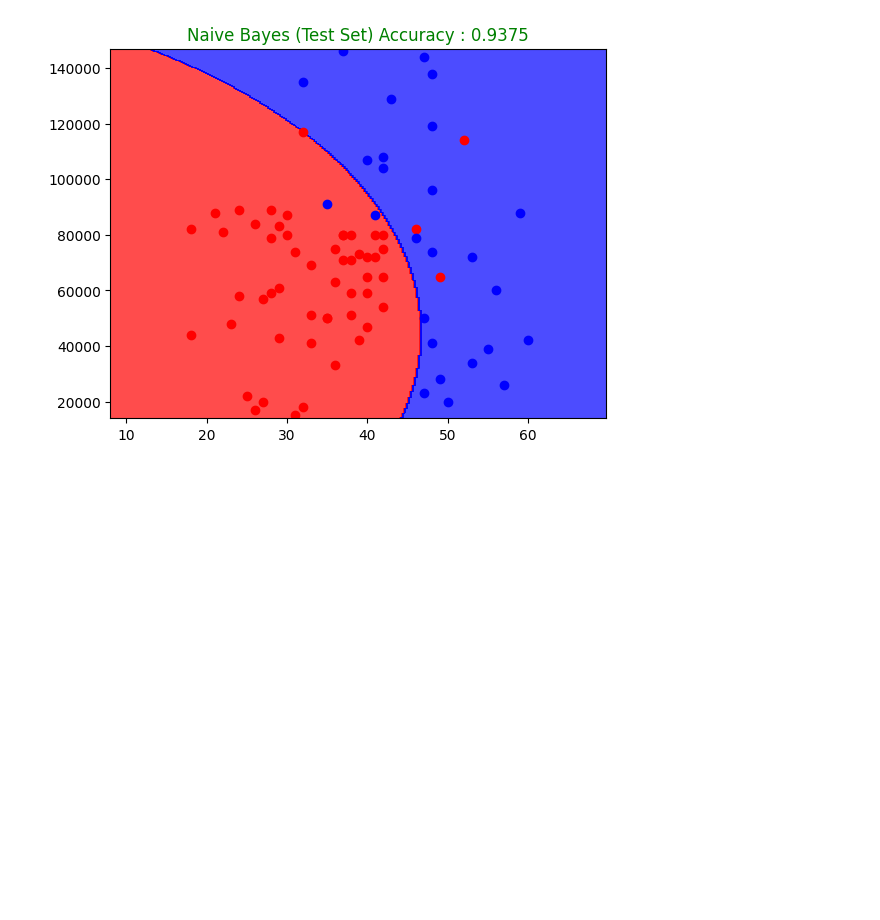
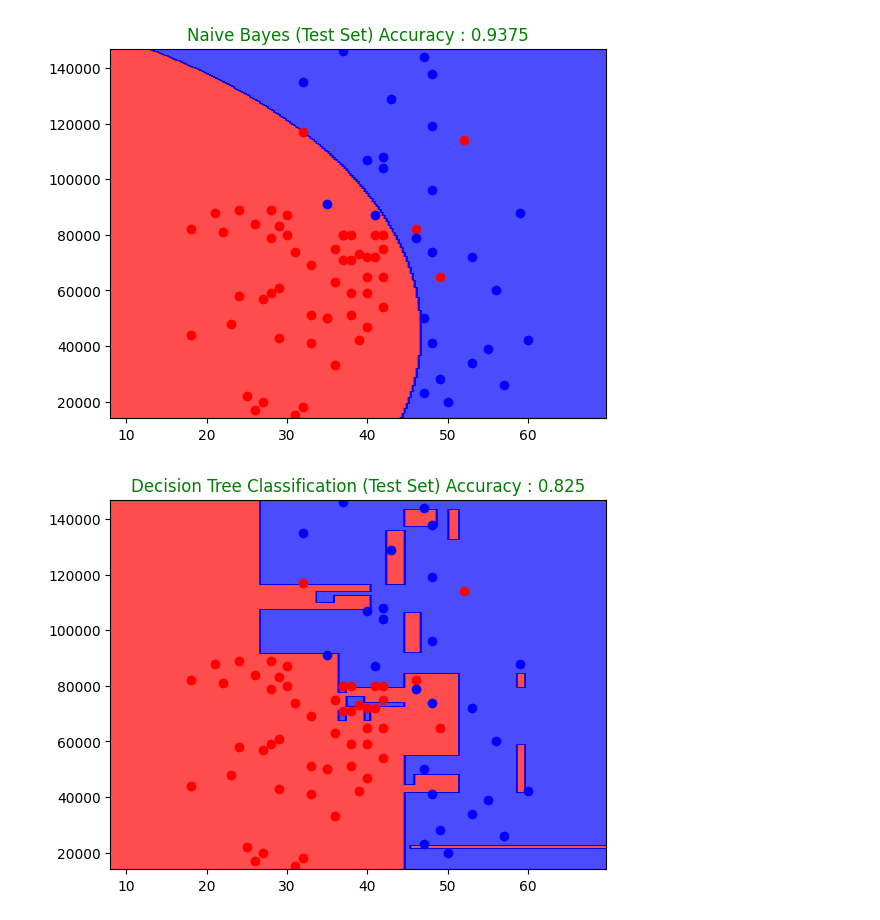
Before and after one commit to MrRainGuy/Machine-Learning-A-Z, a Jupyter notebook: My Own/Classification/Classification-models-all.ipynb, the cells around one changed output. Drawn from its saved outputs; the diff is of its cells as text; code cells hidden in the pictures; blank space fills up the shorter version.

Commit message:
Visualising the Decision Tree Classification

```diff
--- a/My Own/Classification/Classification-models-all.ipynb
+++ b/My Own/Classification/Classification-models-all.ipynb
@@ -61,3 +61,10 @@ naive_classifier.fit(X_train, y_train)
 DrawResult(naive_classifier, "Naive Bayes (Test Set)")
 # %% [output]
 [figure]
+# %%
+from sklearn.tree import DecisionTreeClassifier
+dt_classifier = DecisionTreeClassifier(random_state=7)
+dt_classifier.fit(X_train, y_train)
+DrawResult(dt_classifier, "Decision Tree Classification (Test Set)")
+# %% [output]
+[figure, added]
```
